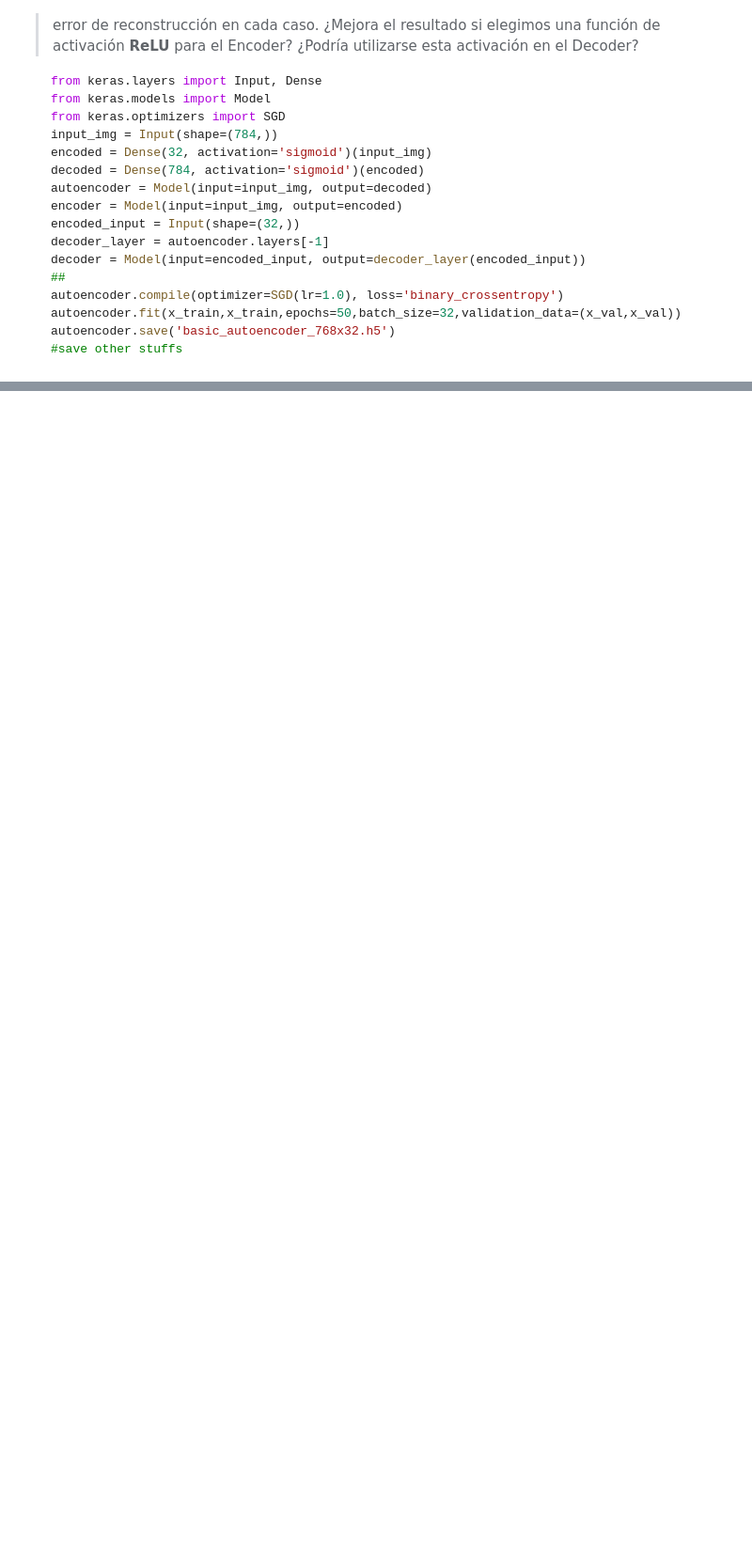
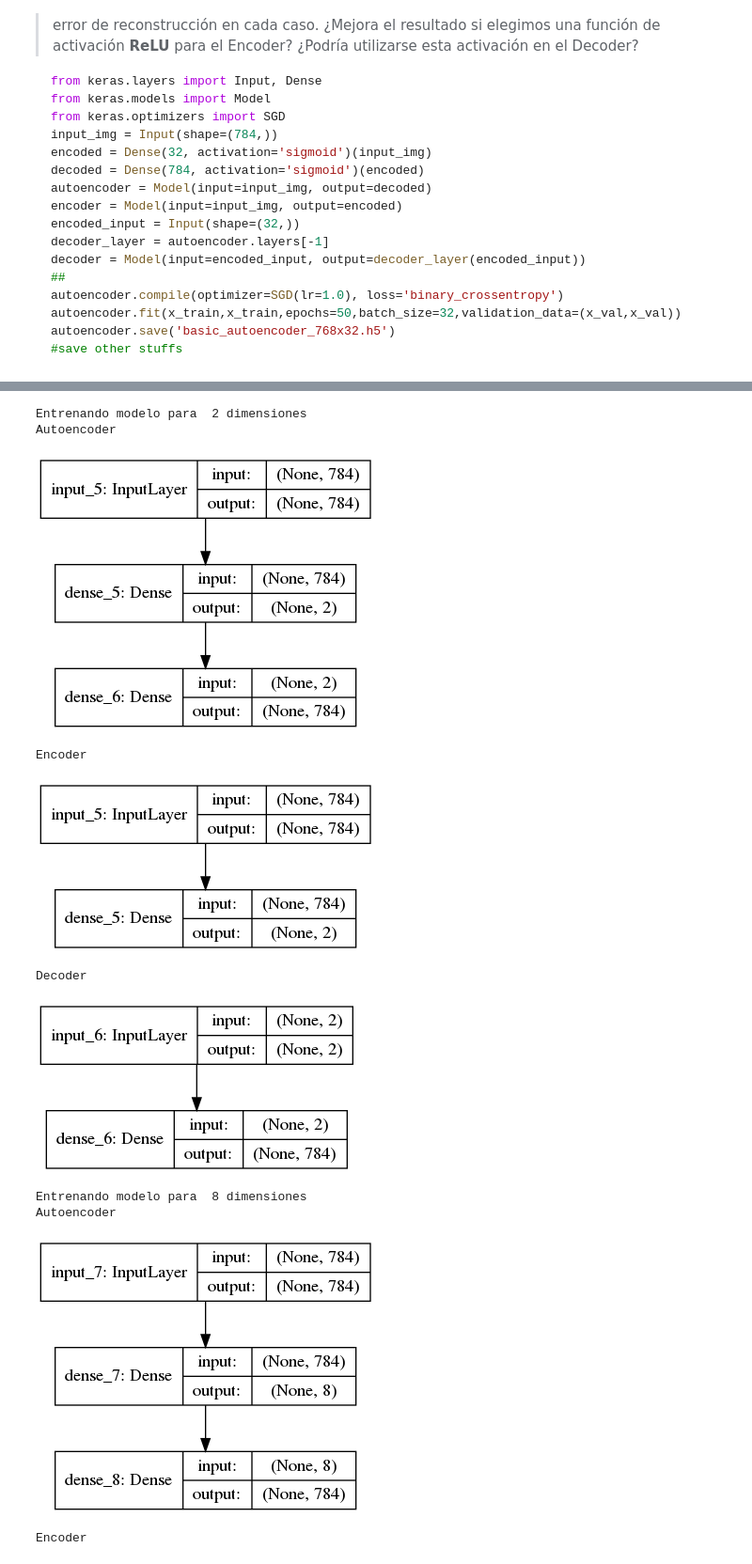
Before and after one commit to AlfredoAlfi/NNTarea2, a Jupyter notebook: Pregunta3.ipynb, the cells around one changed output, grey strips where cells are left out. Shown at 94% size. Saved outputs shown, nothing was run; the diff lists cells and outputs as text; code cells hidden in the pictures; blank space fills up the shorter version.

```diff
--- a/Pregunta3.ipynb
+++ b/Pregunta3.ipynb
@@ -35,15 +34,17 @@ Las dimensiones del dataframe de pruebas son: (10000,)
 x_training = x_training.astype('float32') / 255.
 x_test = x_test.astype('float32') / 255.
 
-x_train=x_training[:50000]
-y_train=y_training[:50000]
-x_val=x_training[50000:]
-y_val=y_training[50000:]
+x_train=x_training[:55000]
+y_train=y_training[:55000]
+x_val=x_training[55000:]
+y_val=y_training[55000:]
 
 print("Las dimensiones del dataframe de entrenamiento son:",x_train.shape)
 print("Las dimensiones del dataframe de entrenamiento son:",y_train.shape)
 print("Las dimensiones del dataframe de validación son:",x_val.shape)
 print("Las dimensiones del dataframe de validación son:",y_val.shape)
+print("Las dimensiones del dataframe de pruebas son:",x_test.shape)
+print("Las dimensiones del dataframe de pruebas son:",y_test.shape)
 
 Y_train = np_utils.to_categorical(y_train, 10)
 Y_val = np_utils.to_categorical(y_val, 10)
@@ -110,0 +116,38 @@ y_test = np_utils.to_categorical(y_test, 10)
+# %%
+dimns=[2,8,32,64]
+hist1=[]
+for dim in dimns:
+    print ("Entrenando modelo para ", dim, "dimensiones")
+    input_img = Input(shape=(784,))
+    encoded = Dense(dim, activation='sigmoid')(input_img)
+    decoded = Dense(784, activation='sigmoid')(encoded)
+    autoencoder = Model(inputs=input_img, outputs=decoded)
+    encoder = Model(inputs=input_img, outputs=encoded)
+    encoded_input = Input(shape=(dim,))
+    decoder_layer = autoencoder.layers[-1]
+    decoder = Model(inputs=encoded_input, outputs=decoder_layer(encoded_input))
+    print ("Autoencoder")
+    plot_model(autoencoder, to_file='model_auto1.png', show_shapes=True)
+    display(Image(filename='model_auto1.png'))
+    print ("Encoder")
+    plot_model(encoder, to_file='model_enc1.png', show_shapes=True)
+    display(Image(filename='model_enc1.png'))
+    print ("Decoder")
+    plot_model(decoder, to_file='model_dec1.png', show_shapes=True)
+    display(Image(filename='model_dec1.png'))
+    autoencoder.compile(optimizer=SGD(lr=1.0), loss='binary_crossentropy')
+    hist = autoencoder.fit(x_train,x_train,epochs=50,batch_size=32,verbose=0,shuffle=True,validation_data=(x_val, x_val))
+    autoencoder.save('basic_autoencoder_sig_768x'+str(dim)+'.h5')
+    hist1.append(hist)
+# %% [output]
+Entrenando modelo para  2 dimensiones
+Autoencoder
+[figure, added]
+Encoder
+[figure, added]
+Decoder
+[figure, added]
+Entrenando modelo para  8 dimensiones
+Autoencoder
+[figure, added]
+Encoder
```
Also changed, not shown: parts of 60 cells of this notebook, 38 other files.
